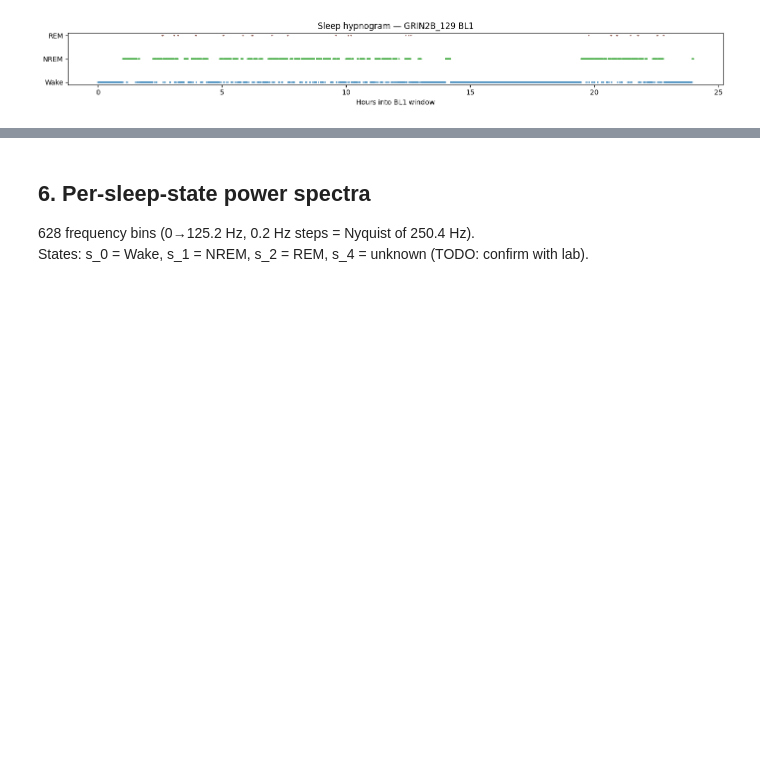
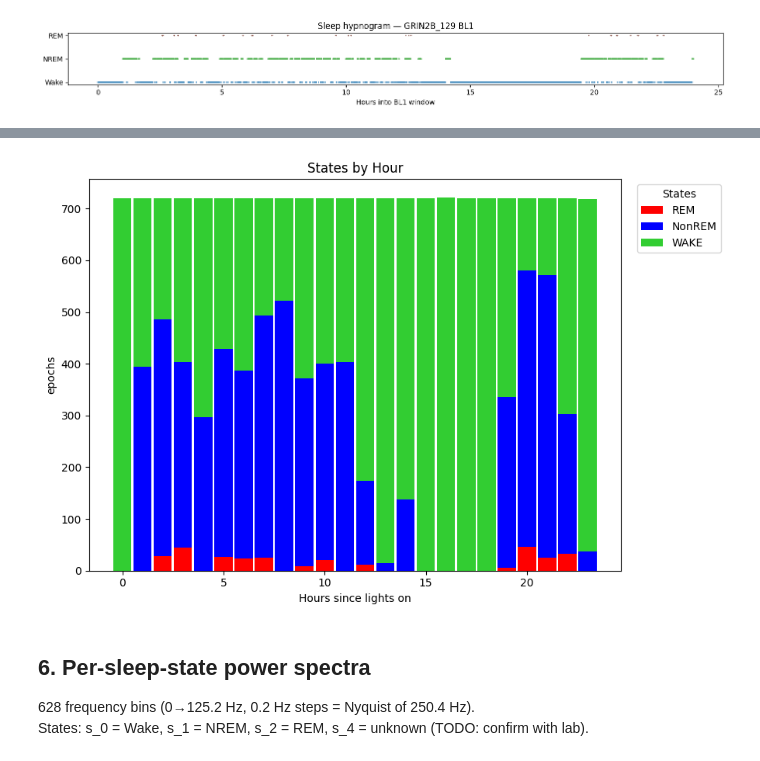
Before and after one commit to catalystneuro/gonzalez-sulser-lab-to-nwb, a Jupyter notebook: notebooks/read_grin2b_nwb.ipynb, the cells around one changed output, grey strips where cells are left out. Drawn from its saved outputs; the diff is of its cells as text; code cells hidden in the pictures; blank space fills up the shorter version.

```diff
--- a/notebooks/read_grin2b_nwb.ipynb
+++ b/notebooks/read_grin2b_nwb.ipynb
@@ -302,3 +301,38 @@ Non-zero epochs: 17280
+# %%
+# Bin each 5-s epoch into the hour (since lights-on / BL window start) it falls in
+hours_since_lights_on = np.floor(
+    (sleep_df["start_time"] - eeg_es.starting_time) / 3600
+).astype(int)
+
+state_names = {0: "WAKE", 1: "NonREM", 2: "REM"}
+counts_by_hour = (
+    sleep_df["sleep_score"]
+    .map(state_names)
+    .groupby(hours_since_lights_on)
+    .value_counts()
+    .unstack(fill_value=0)
+    .reindex(columns=["REM", "NonREM", "WAKE"], fill_value=0)
+    .sort_index()
+)
+
+fig, ax = plt.subplots(figsize=(9, 6))
+bottom = np.zeros(len(counts_by_hour))
+colors = {"WAKE": "limegreen", "NonREM": "blue", "REM": "red"}
+for state in ["REM", "NonREM", "WAKE"]:
+    ax.bar(
+        counts_by_hour.index, counts_by_hour[state], bottom=bottom,
+        width=0.9, color=colors[state], label=state,
+    )
+    bottom += counts_by_hour[state].to_numpy()
+
+ax.set_xlabel("Hours since lights on")
+ax.set_ylabel("epochs")
+ax.set_title("States by Hour")
+ax.legend(title="States", bbox_to_anchor=(1.02, 1), loc="upper left")
+plt.tight_layout()
+plt.show()
+# %% [output]
+[figure, added]
 # %% [markdown]
 ## 6. Per-sleep-state power spectra
 
```
Also changed, not shown: parts of 18 cells of this notebook.
